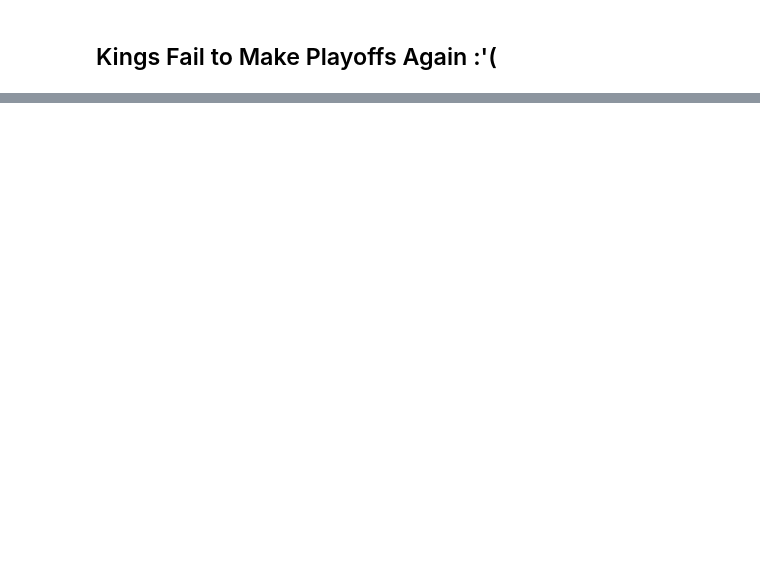
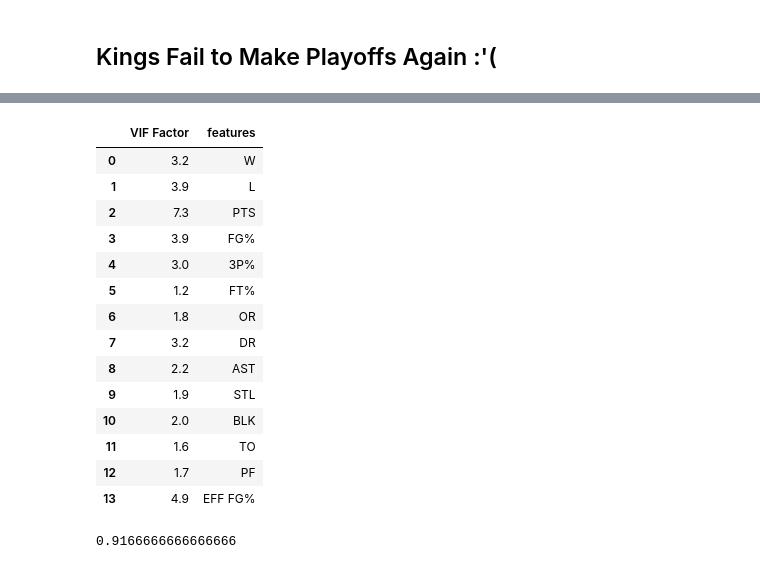
Before and after one commit to mattmori21/Kings-Project, a Jupyter notebook: data.ipynb, the cells around one changed output, grey strips where cells are left out. Cells and saved outputs as stored; diff of their text form; code cells hidden in the pictures; blank space fills up the shorter version.

```diff
--- a/data.ipynb
+++ b/data.ipynb
@@ -391,13 +312,0 @@ model.score(x_test, y_test)
-# %%
-cm = confusion_matrix(y_test, model.predict(x_test))
-
-fig, ax = plt.subplots(figsize=(8, 8))
-ax.imshow(cm)
-ax.grid(False)
-ax.xaxis.set(ticks=(0, 1), ticklabels=('Predicted Team Did Not Make Playoffs', 'Predicted Team Make Playoffs'))
-ax.yaxis.set(ticks=(0, 1), ticklabels=('Actual Team Did Not Make Playoffs', 'Actual Team Make Playoffs'))
-ax.set_ylim(1.5, -0.5)
-for i in range(2):
-    for j in range(2):
-        ax.text(j, i, cm[i, j], ha='center', va='center', color = 'cyan')
-plt.show()
@@ -452,0 +434,30 @@ array([[0.76023409, 0.23976591]])
+# %%
+standardizeddata = fullnbastats.drop(columns = ['Made Playoffs', 'Team'])
+colnames = standardizeddata.columns
+standardizeddata = pd.DataFrame(preprocessing.scale(standardizeddata))
+standardizeddata.columns = colnames
+#x = x.drop(columns = ['GP', 'FGM', 'FGA', 'FTM', 'FTA', '3PM', '3PA', 'REB', 'PACE', 'OFF EFF', 'DEF EFF', 'W', 'L'])
+x = standardizeddata[30:]
+x = x.drop(columns = ['GP', 'FGM', 'FGA', 'FTM', 'FTA', '3PM', '3PA', 'REB', 'PACE', 'OFF EFF', 'DEF EFF'])
+from statsmodels.stats.outliers_influence import variance_inflation_factor
+vif = pd.DataFrame()
+vif["VIF Factor"] = [variance_inflation_factor(x.values, i) for i in range(x.shape[1])]
+vif["features"] = x.columns
+vif.round(1)
+#lower VIF factor values means less multicollinearity
+# %% [output]
+|  | VIF Factor | features |
+| 0 | 3.2 | W |
+| 1 | 3.9 | L |
+| 2 | 7.3 | PTS |
+| 3 | 3.9 | FG% |
+| 4 | 3.0 | 3P% |
+| 5 | 1.2 | FT% |
+| 6 | 1.8 | OR |
+| 7 | 3.2 | DR |
+| 8 | 2.2 | AST |
+| 9 | 1.9 | STL |
+| 10 | 2.0 | BLK |
+| 11 | 1.6 | TO |
+| 12 | 1.7 | PF |
+| 13 | 4.9 | EFF FG% |
@@ -452,0 +466,12 @@ array([[0.76023409, 0.23976591]])
+# %%
+model = LogisticRegression(solver='liblinear', C = 10, random_state=0, max_iter = 1000)
+model.fit(x_train, y_train)
+model.classes_
+model.intercept_
+model.coef_
+model.predict_proba(x_test)
+model.predict(x_test)
+model.score(x_test, y_test)
+#confusion_matrix(y_test, model.predict(x_test))
+# %% [output]
+0.9166666666666666
```
Also changed, not shown: parts of 34 cells of this notebook.
